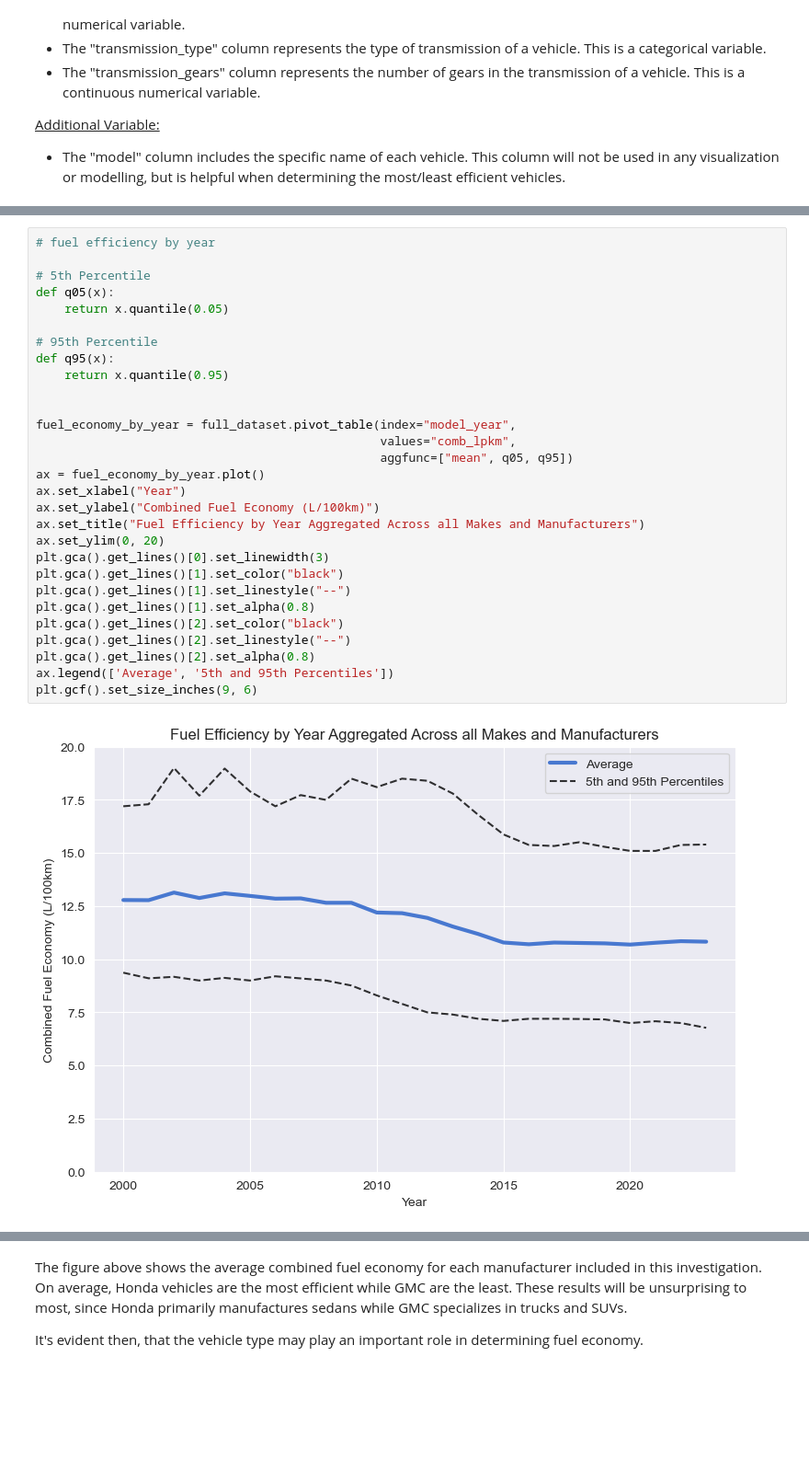
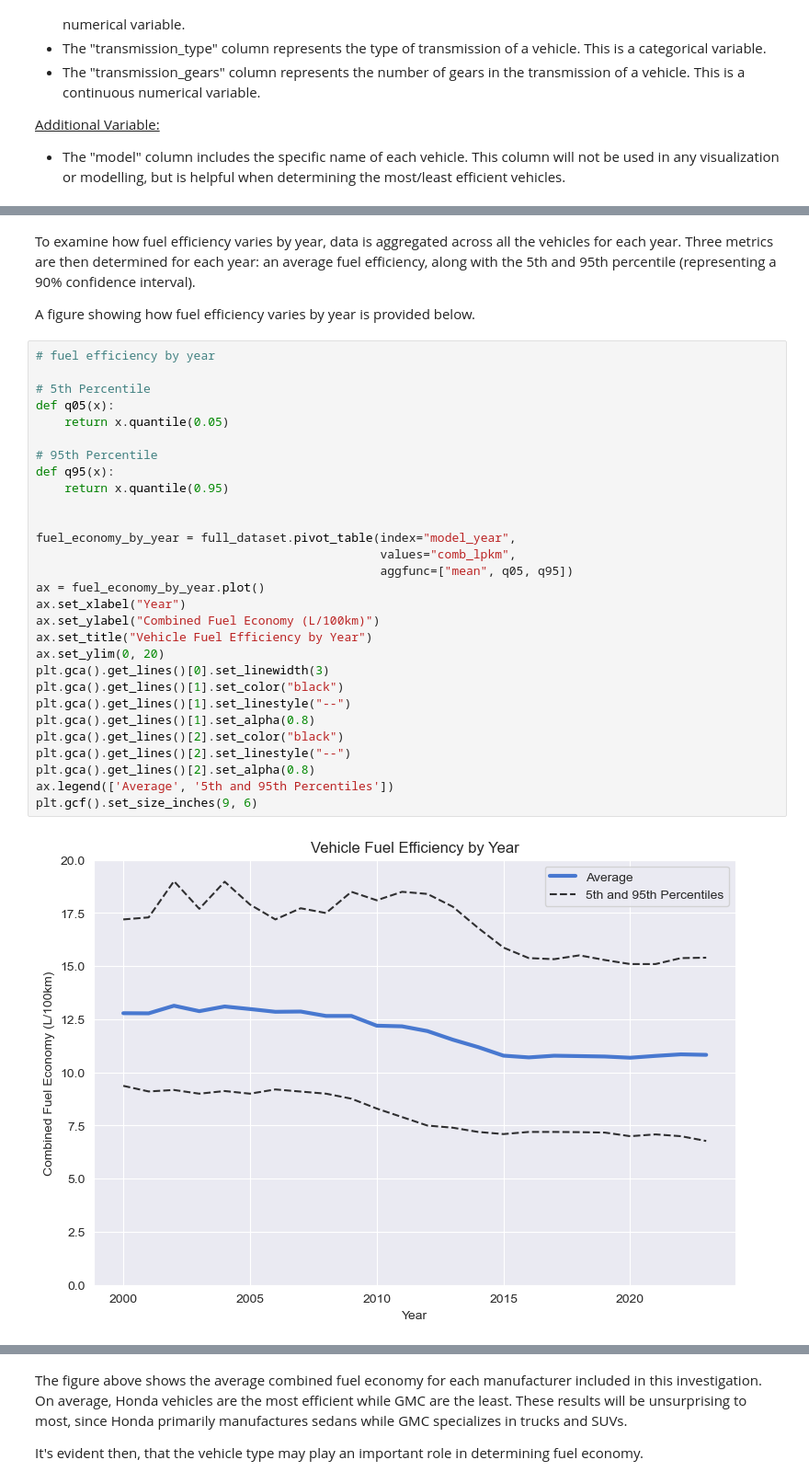
Before and after one commit to alexproskiw/Fuel-Efficiency-of-Canadian-Vehicles-Trends-and-Predictions, a Jupyter notebook: ECON323 Final Project.ipynb, the cells around one changed output, grey strips where cells are left out. Shown at 92% size. Saved outputs shown, nothing was run; the diff lists cells and outputs as text; blank space fills up the shorter version.

Commit message:
Additional Interpretation of Data in Section 3

```diff
--- a/ECON323 Final Project.ipynb
+++ b/ECON323 Final Project.ipynb
@@ -412,32 +423,36 @@ Our cleaned dataset has 18,938 unique entries, each representing a specific car.
+# %% [markdown]
+To examine how fuel efficiency varies by year, data is aggregated across all the vehicles for each year. Three metrics are then determined for each year: an average fuel efficiency, along with the 5th and 95th percentile (representing a 90% confidence interval).
+
+A figure showing how fuel efficiency varies by year is provided below.
 # %%
 # fuel efficiency by year
 
 # 5th Percentile
 def q05(x):
     return x.quantile(0.05)
 
 # 95th Percentile
 def q95(x):
     return x.quantile(0.95)
 
 
 fuel_economy_by_year = full_dataset.pivot_table(index="model_year",
                                                 values="comb_lpkm",
                                                 aggfunc=["mean", q05, q95])
 ax = fuel_economy_by_year.plot()
 ax.set_xlabel("Year")
 ax.set_ylabel("Combined Fuel Economy (L/100km)")
-ax.set_title("Fuel Efficiency by Year Aggregated Across all Makes and Manufacturers")
+ax.set_title("Vehicle Fuel Efficiency by Year")
 ax.set_ylim(0, 20)
 plt.gca().get_lines()[0].set_linewidth(3)
 plt.gca().get_lines()[1].set_color("black")
 plt.gca().get_lines()[1].set_linestyle("--")
 plt.gca().get_lines()[1].set_alpha(0.8)
 plt.gca().get_lines()[2].set_color("black")
 plt.gca().get_lines()[2].set_linestyle("--")
 plt.gca().get_lines()[2].set_alpha(0.8)
 ax.legend(['Average', '5th and 95th Percentiles'])
 plt.gcf().set_size_inches(9, 6)
 # %% [output]
-[figure, old version]
+[figure, new version]
 # %% [markdown]
```
Also changed, not shown: parts of 45 cells of this notebook.
